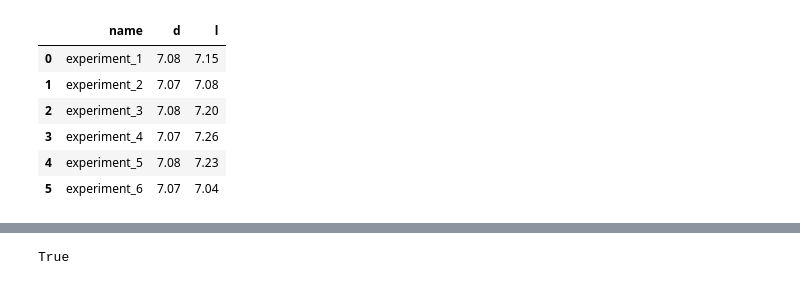
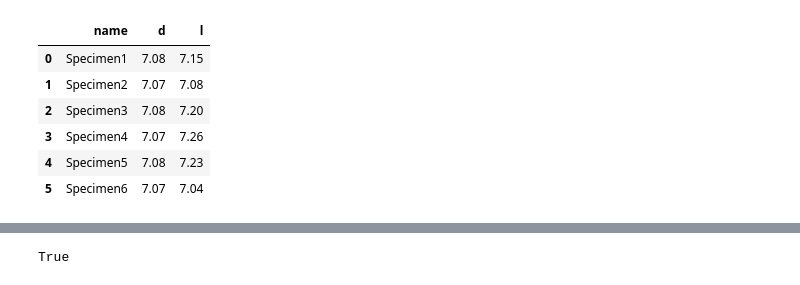
Before and after one commit to AlexProher/BarGv2, a Jupyter notebook: experiment_prep.ipynb, the cells around one changed output, grey strips where cells are left out. Saved outputs shown, nothing was run; the diff lists cells and outputs as text; code cells hidden in the pictures.

```diff
--- a/experiment_prep.ipynb
+++ b/experiment_prep.ipynb
@@ -32,15 +32,15 @@ dataFold = '/FLT/'
 files = ['Parameters.txt','incid.FLT','trans.FLT']
 sr = 2e+9
 # %%
-shapes = pd.read_csv(way+material[1]+'.txt', sep = '\t')
+shapes = pd.read_csv(way+material[1]+'/'+ material[1] + '.txt', sep = '\t')
 shapes
 # %% [output]
 |  | name | d | l |
-| 0 | experiment_1 | 7.08 | 7.15 |
-| 1 | experiment_2 | 7.07 | 7.08 |
-| 2 | experiment_3 | 7.08 | 7.20 |
-| 3 | experiment_4 | 7.07 | 7.26 |
-| 4 | experiment_5 | 7.08 | 7.23 |
-| 5 | experiment_6 | 7.07 | 7.04 |
+| 0 | Specimen1 | 7.08 | 7.15 |
+| 1 | Specimen2 | 7.07 | 7.08 |
+| 2 | Specimen3 | 7.08 | 7.20 |
+| 3 | Specimen4 | 7.07 | 7.26 |
+| 4 | Specimen5 | 7.08 | 7.23 |
+| 5 | Specimen6 | 7.07 | 7.04 |
 # %%
 
```
Also changed, not shown: parts of 2 cells of this notebook, 5 other files.
